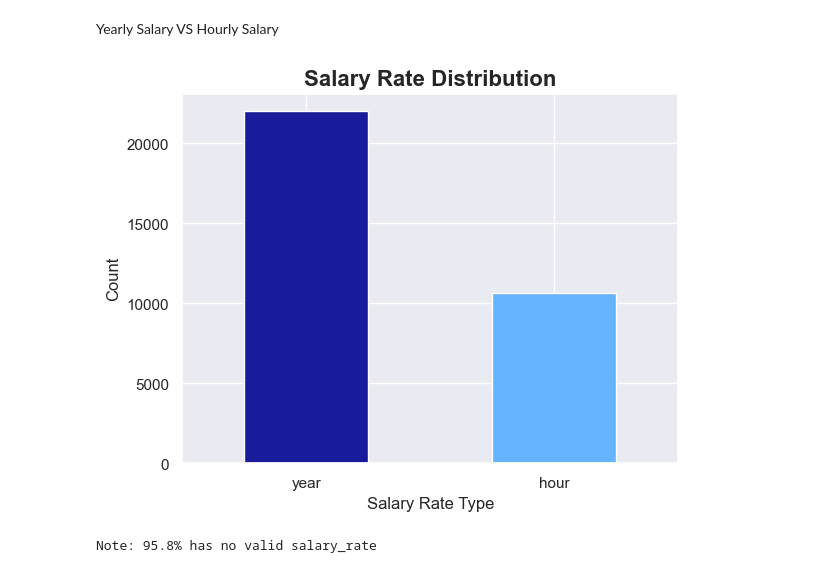
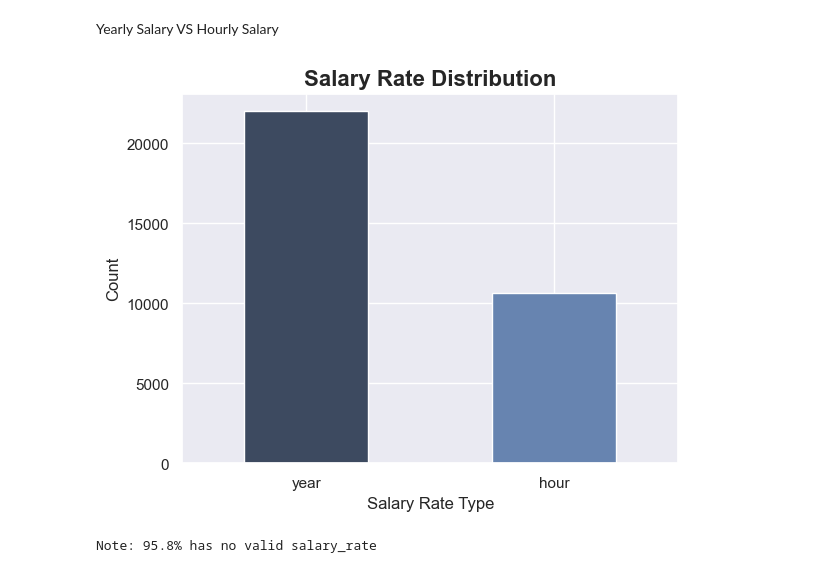
Before and after one commit to Mo-Ahmed05/Data-Jobs-Analysis, a Jupyter notebook: Explore Data.ipynb, the cells around one changed output. Cells and saved outputs as stored; diff of their text form; code cells hidden in the pictures.

```diff
--- a/Explore Data.ipynb
+++ b/Explore Data.ipynb
@@ -25,7 +10,7 @@ data.DF
 # Loading... Data
 # %%
 # Copy of the main DataFrame
-df = DF.copy()
+df = data.DF.copy()
 # %%
 # Data informations
 df.info()
@@ -118,24 +103,24 @@ Yearly Salary VS Hourly Salary
 # %%
 salary_rate = df[(df['salary_rate'] == 'year') | (df['salary_rate'] == 'hour')]['salary_rate'].value_counts()
 
 salary_rate.plot(
     kind='bar',
-    color=["#191c9a",'#66b3ff']
+    color=["#3d4a60",'#6784b0']
 )
 
 plt.title('Salary Rate Distribution', fontweight='bold', size=16)
 plt.xlabel('Salary Rate Type')
 plt.ylabel('Count')
 plt.xticks(rotation=0)
 plt.show()
 
 
 
 total = len(df)
 valid = df['salary_rate'].isin(['year', 'hour']).sum()
 missing = total - valid
 
 print(f"Note: {(missing / total) * 100:.1f}% has no valid salary_rate")
 # %% [output]
-[figure, old version]
+[figure, new version]
 Note: 95.8% has no valid salary_rate
```
Also changed, not shown: parts of 2 cells of this notebook, 3 other files.
